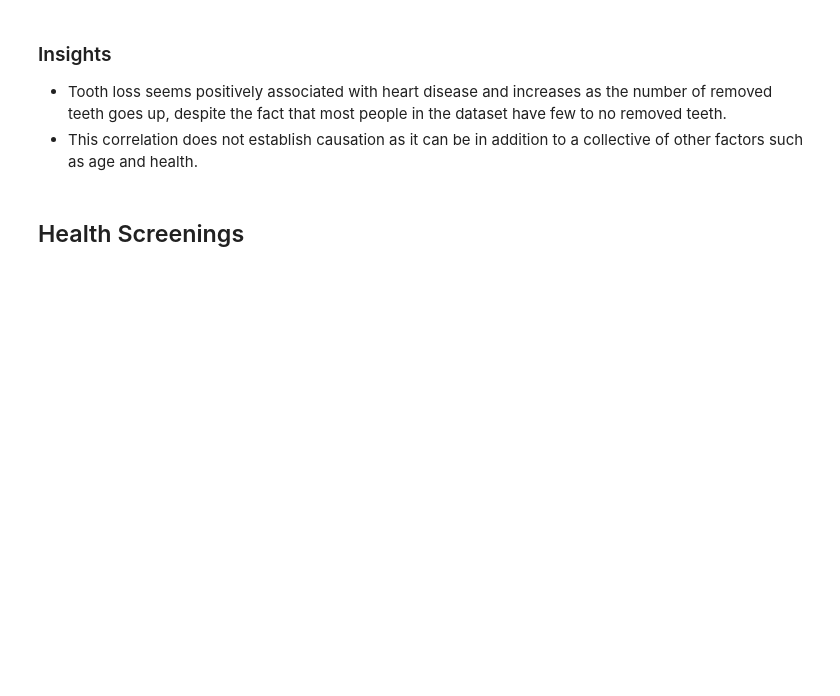
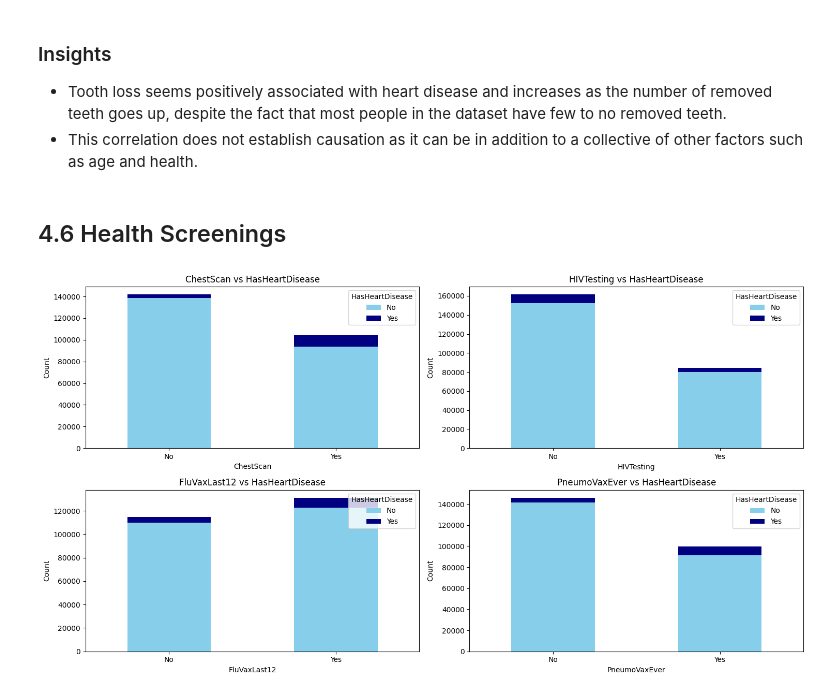
Before and after one commit to raymondcen/Heart-Disease-Predictor, a Jupyter notebook: notebook/EDA HEART DISEASE.ipynb, the cells around one changed output. Saved outputs shown, nothing was run; the diff lists cells and outputs as text; code cells hidden in the pictures; blank space fills up the shorter version.

```diff
--- a/notebook/EDA HEART DISEASE.ipynb
+++ b/notebook/EDA HEART DISEASE.ipynb
@@ -605,6 +539,28 @@ plt.show()
 - Tooth loss seems positively associated with heart disease and increases as the number of removed teeth goes up, despite the fact that most people in the dataset have few to no removed teeth.
 - This correlation does not establish causation as it can be in addition to a collective of other factors such as age and health.
 # %% [markdown]
-## Health Screenings
+## 4.6 Health Screenings
 # %%
-screening_cols = df_mapped[["LastCheckupTime", "ChestScan", "HIVTesting", "FluVaxLast12", "PneumoVaxEver", "TetanusLast10Tdap", "HasHeartDisease"]]
+yesno_cols = ["ChestScan", "HIVTesting", "FluVaxLast12", "PneumoVaxEver"]
+data_cols = df[["ChestScan", "HIVTesting", "FluVaxLast12", "PneumoVaxEver", "LastCheckupTime","TetanusLast10Tdap", "HasHeartDisease"]]
+
+fig, axes = plt.subplots(2, 2, figsize=(15, 8))  # 2x2 grid for your 4 columns
+axes = axes.flatten()
+
+for i, col in enumerate(yesno_cols):
+    # Create a crosstab between the Yes/No column and HasHeartDisease
+    ctab = pd.crosstab(df[col], df["HasHeartDisease"])
+    # Plot stacked bar chart
+    ctab.plot(kind="bar", stacked=True, ax=axes[i], color=["skyblue", "navy"])
+
+    axes[i].set_title(f"{col} vs HasHeartDisease")
+    axes[i].set_ylabel("Count")
+    axes[i].legend(title="HasHeartDisease", loc="upper right")
+    axes[i].tick_params(axis='x', labelrotation=0)
+
+
+
+plt.tight_layout()
+plt.show()
+# %% [output]
+[figure, added]
```
Also changed, not shown: parts of 17 cells of this notebook.
